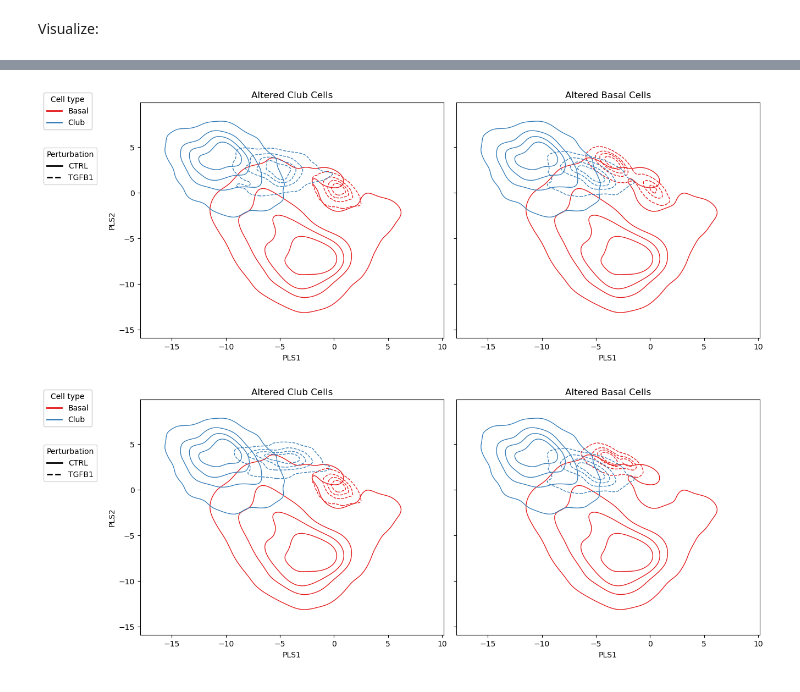
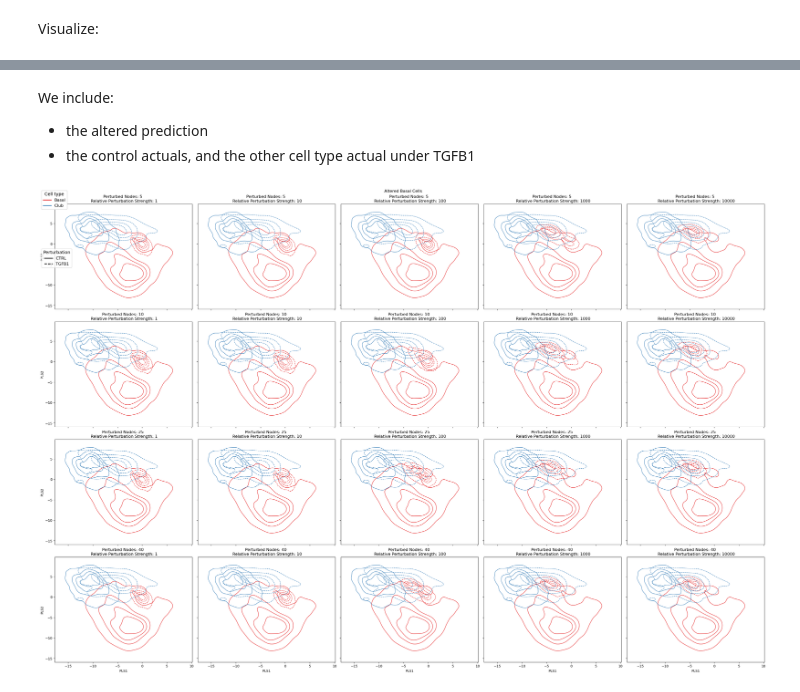
Before and after one commit to hmbaghdassarian/scLEMBAS, a Jupyter notebook: notebooks/McCauley_2024/07_mechanistic_analyses/subnetwork_analysis/05_analyze_subnetwork.ipynb, the cells around one changed output, grey strips where cells are left out. Drawn from its saved outputs; the diff is of its cells as text; code cells hidden in the pictures.

Commit message:
complete cat bias subnetwork perturbation

```diff
--- a/notebooks/McCauley_2024/07_mechanistic_analyses/subnetwork_analysis/05_analyze_subnetwork.ipynb
+++ b/notebooks/McCauley_2024/07_mechanistic_analyses/subnetwork_analysis/05_analyze_subnetwork.ipynb
@@ -1160,3 +1148,29 @@ for col in [cat_col, pert_col]:
+# %%
+# predictions PLS
+X_pls_pred = pd.DataFrame(
+    pls_model.transform(tf_adata_predicted.X),
+    columns = ['PLS{}'.format(i+1) for i in range(pls_model.n_components)]
+)
+for col in [cat_col, pert_col, 'alteration', 'node_scaler', 'top_n_altered']:
+    X_pls_pred[col] = tf_adata_predicted.obs[col].copy().tolist()
+
+# actual PLS
+pert_mask = tf_adata.obs[pert_col].isin([pert, ctrl_pert])
+ct_mask = tf_adata.obs[cat_col].isin(cell_types)
+
+tf_adata_actual = tf_adata[pert_mask & ct_mask, :].copy()
+X_pls_actual = pd.DataFrame(
+    pls_model.transform(tf_adata_actual.X),
+    columns = ['PLS{}'.format(i+1) for i in range(pls_model.n_components)]
+)
+
+for col in [cat_col, pert_col]:
+    X_pls_actual[col] = tf_adata_actual.obs[col].copy().tolist()
+
+
+# used downstream: all altered predictions and control actual data
+X_pls_actual_ctrl = X_pls_actual[X_pls_actual[pert_col] == ctrl_pert].copy() # will use the actual controls
+X_pls_pred_altered = X_pls_pred[X_pls_pred.alteration].copy().drop(columns = 'alteration')
 # %% [markdown]
 Visualize:
 # %%
@@ -1355,16 +1399,4 @@ fig, axes = plot_pls_kde_grid(
-# %%
-fig, axes = plot_pls_kde_grid(
-    [X_pls_pred_altered_club, X_pls_pred_altered_basal],
-    ['Altered Club Cells', 'Altered Basal Cells'],
-    cat_col, pert_col, ctrl_pert, pert,
-)
-# %% [output]
-[figure, removed]
-# %%
-fig, axes = plot_pls_kde_grid(
-    [X_pls_pred_altered_club, X_pls_pred_altered_basal],
-    ['Altered Club Cells', 'Altered Basal Cells'],
-    cat_col, pert_col, ctrl_pert, pert,
-)
-# %% [output]
-[figure, removed]
+# %% [markdown]
+We include:
+- the altered prediction
+- the control actuals, and the other cell type actual under TGFB1
@@ -1370,0 +1435,20 @@ fig, axes = plot_pls_kde_grid(
+# %%
+ct = 'Basal'
+altered_dict = {}
+for (top_n_altered, node_scaler) in itertools.product(top_ns, node_scalers):
+    label = 'Perturbed Nodes: {} \n Relative Perturbation Strength: {}'.format(top_n_altered, node_scaler)
+    altered_dict[label] = build_altered_df(node_scaler, top_n_altered, ct)
+
+
+fig, axes = plot_pls_kde_grid(
+    altered_dict,
+    cat_col=cat_col,
+    pert_col=pert_col,
+    ctrl_pert=ctrl_pert,
+    pert=pert,
+    ncols=len(node_scalers)
+)
+fig.suptitle('Altered {} Cells'.format(ct))
+plt.show()
+# %% [output]
+[figure, added]
```
Also changed, not shown: parts of 25 cells of this notebook, 3 other files.
